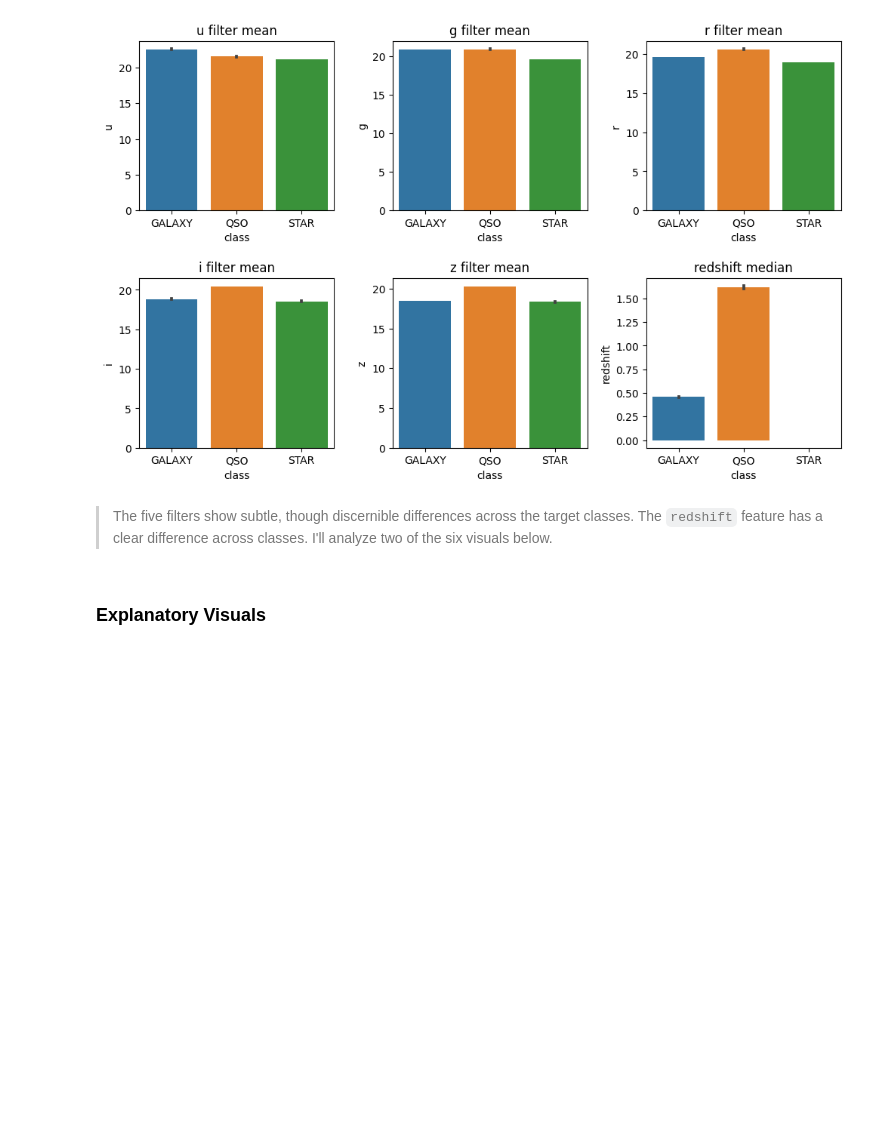
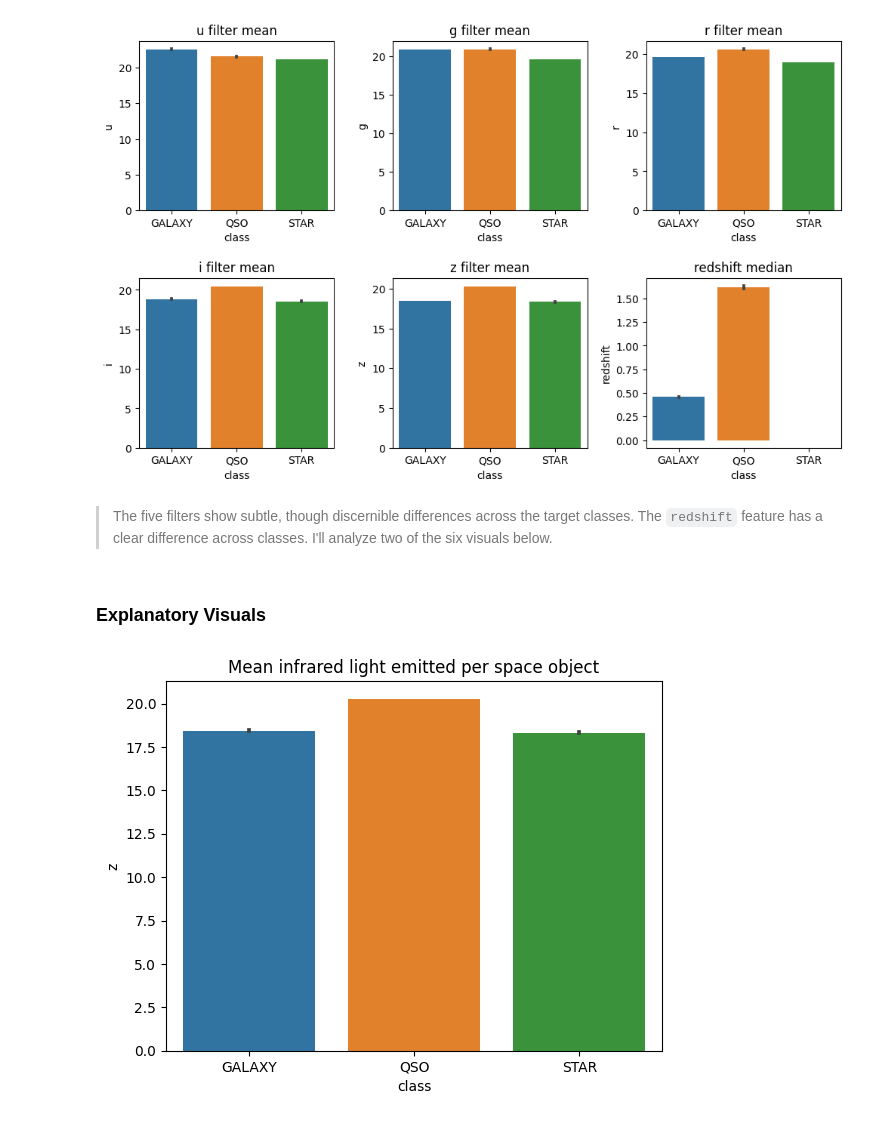
Before and after one commit to john-a-dixon/stellar-object-classification, a Jupyter notebook: stellar.ipynb, the cells around one changed output. Cells and saved outputs as stored; diff of their text form; code cells hidden in the pictures; blank space fills up the shorter version.

Commit message:
Added two visuals and explained them. Now to add comments before refining the explanatory visuals.

```diff
--- a/stellar.ipynb
+++ b/stellar.ipynb
@@ -283,3 +283,7 @@ plt.subplots_adjust(hspace=0.4, wspace=0.3)
 > The five filters show subtle, though discernible differences across the target classes. The `redshift` feature has a clear difference across classes. I'll analyze two of the six visuals below.
 # %% [markdown]
 ### **Explanatory Visuals**
+# %%
+sns.barplot(data=filters_df, x="class", y="z").set_title(f"Mean infrared light emitted per space object");
+# %% [output]
+[figure, added]
```
Also changed, not shown: parts of 3 cells of this notebook.
